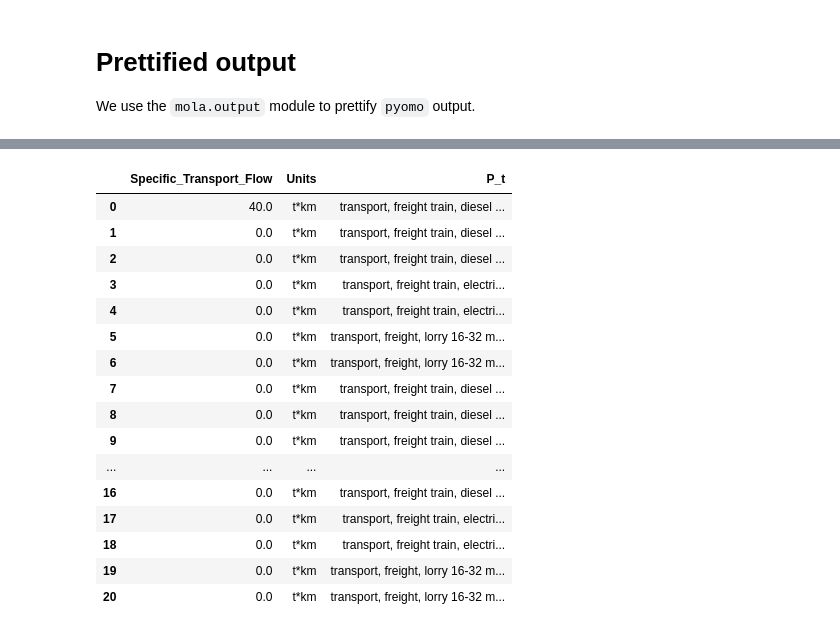
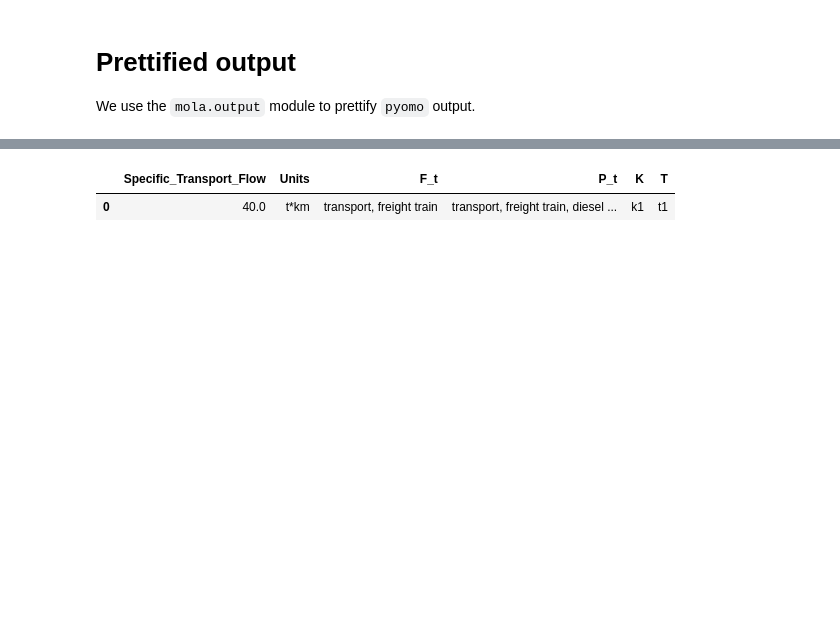
Before and after one commit to MGuo-Lab/LCA, a Jupyter notebook: notebooks/Toy_Problem_C1_Orange_Juice.ipynb, the cells around one changed output, grey strips where cells are left out. Drawn from its saved outputs; the diff is of its cells as text; code cells hidden in the pictures; blank space fills up the shorter version.

```diff
--- a/notebooks/Toy_Problem_C1_Orange_Juice.ipynb
+++ b/notebooks/Toy_Problem_C1_Orange_Juice.ipynb
@@ -357,21 +353,5 @@ f_dfr[['Specific_Material_Transport_Flow', 'Units', 'P_t']]
 # %%
-t_dfr = mo.get_entity(model_instance.component('Specific_Transport_Flow'), lookup, units=True).dropna()
-t_dfr[['Specific_Transport_Flow', 'Units', 'P_t']]
+mo.get_entity(model_instance.component('Specific_Transport_Flow'), lookup, units=True, non_zero=True)
 # %% [output]
-|  | Specific_Transport_Flow | Units | P_t |
-| 0 | 40.0 | t*km | transport, freight train, diesel ... |
-| 1 | 0.0 | t*km | transport, freight train, diesel ... |
-| 2 | 0.0 | t*km | transport, freight train, diesel ... |
-| 3 | 0.0 | t*km | transport, freight train, electri... |
-| 4 | 0.0 | t*km | transport, freight train, electri... |
-| 5 | 0.0 | t*km | transport, freight, lorry 16-32 m... |
-| 6 | 0.0 | t*km | transport, freight, lorry 16-32 m... |
-| 7 | 0.0 | t*km | transport, freight train, diesel ... |
-| 8 | 0.0 | t*km | transport, freight train, diesel ... |
-| 9 | 0.0 | t*km | transport, freight train, diesel ... |
-| ... | ... | ... | ... |
-| 16 | 0.0 | t*km | transport, freight train, diesel ... |
-| 17 | 0.0 | t*km | transport, freight train, electri... |
-| 18 | 0.0 | t*km | transport, freight train, electri... |
-| 19 | 0.0 | t*km | transport, freight, lorry 16-32 m... |
-| 20 | 0.0 | t*km | transport, freight, lorry 16-32 m... |
+|  | Specific_Transport_Flow | Units | F_t | P_t | K | T |
+| 0 | 40.0 | t*km | transport, freight train | transport, freight train, diesel ... | k1 | t1 |
```
Also changed, not shown: parts of 4 cells of this notebook, 5 other files.
